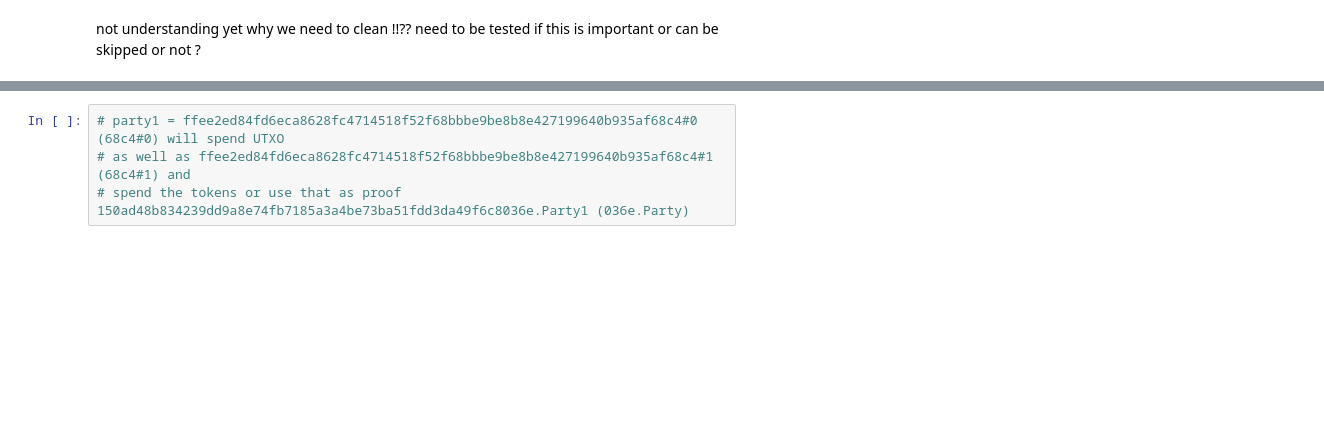
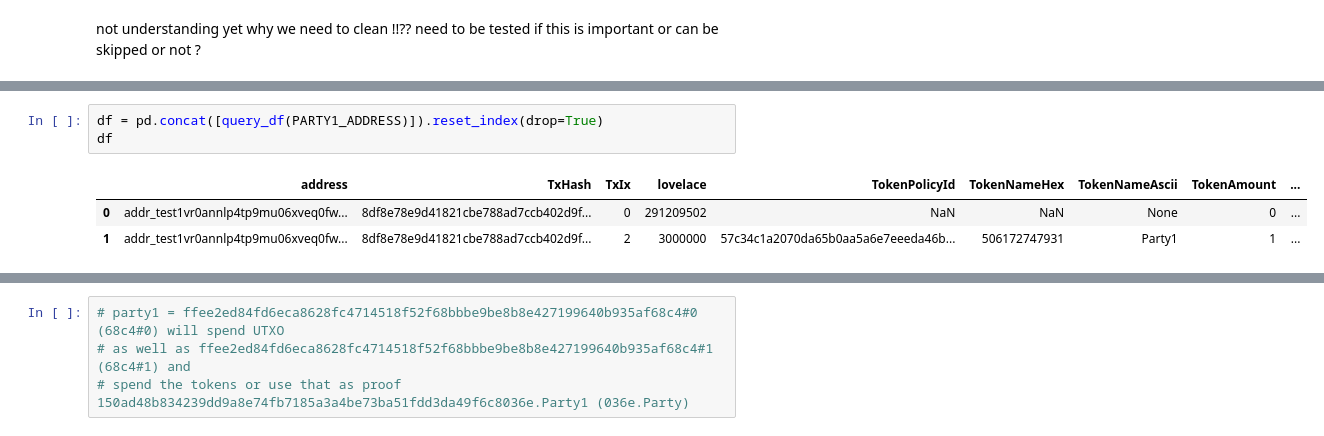
Before and after one commit to littlefish-foundation/cardano-contracts-cookbook, a Jupyter notebook: code/notebooks/howto_cardano_swap_contract.ipynb, the cells around one changed output, grey strips where cells are left out. Drawn from its saved outputs; the diff is of its cells as text; blank space fills up the shorter version.

```diff
--- a/code/notebooks/howto_cardano_swap_contract.ipynb
+++ b/code/notebooks/howto_cardano_swap_contract.ipynb
@@ -1577,0 +1802,7 @@ Execution units:
+# %%
+df = pd.concat([query_df(PARTY1_ADDRESS)]).reset_index(drop=True)
+df
+# %% [output]
+|  | address | TxHash | TxIx | lovelace | TokenPolicyId | TokenNameHex | TokenNameAscii | TokenAmount | ... |
+| 0 | addr_test1vr0annlp4tp9mu06xveq0fw... | 8df8e78e9d41821cbe788ad7ccb402d9f... | 0 | 291209502 | NaN | NaN | None | 0 | ... |
+| 1 | addr_test1vr0annlp4tp9mu06xveq0fw... | 8df8e78e9d41821cbe788ad7ccb402d9f... | 2 | 3000000 | 57c34c1a2070da65b0aa5a6e7eeeda46b... | 506172747931 | Party1 | 1 | ... |
```
Also changed, not shown: parts of 106 cells of this notebook.
